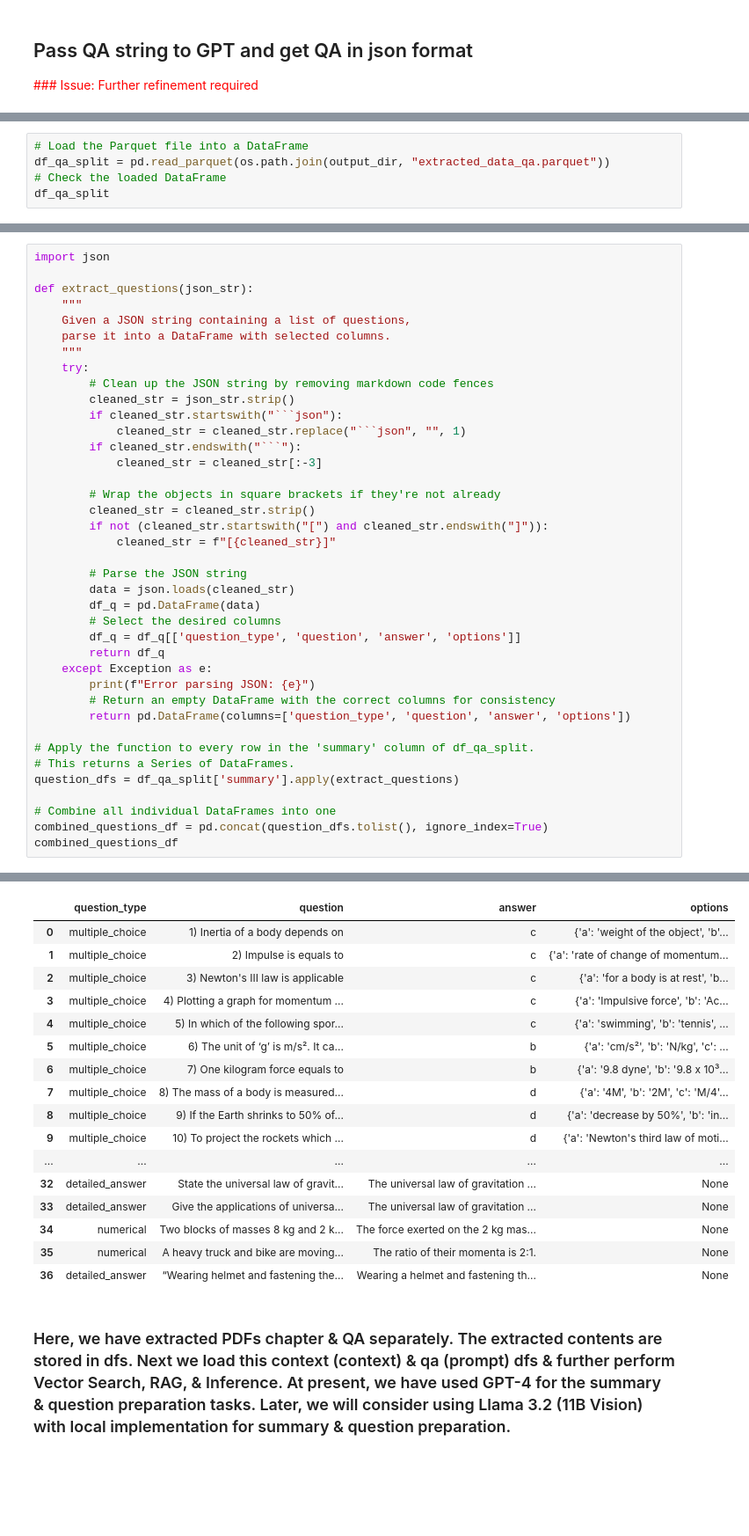
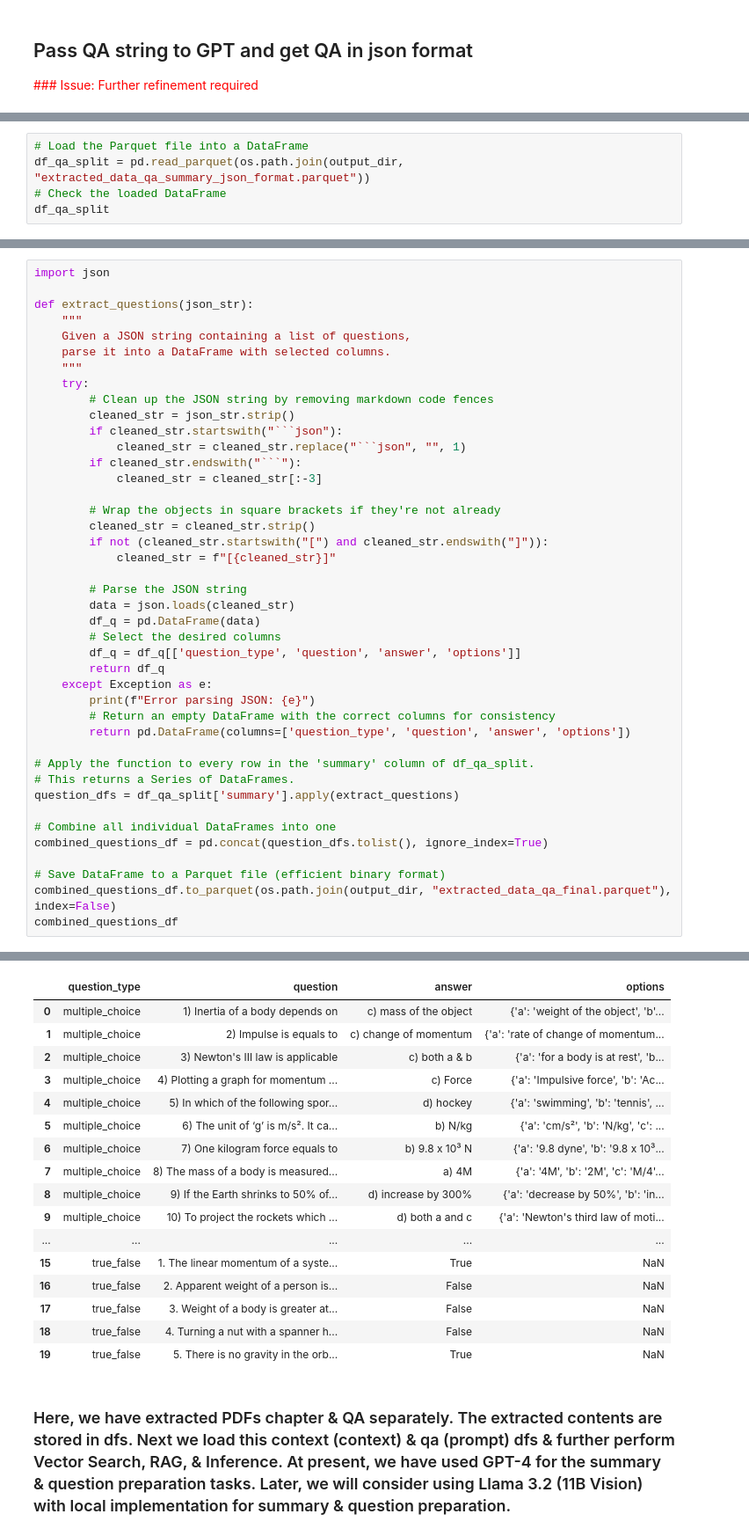
Before and after one commit to svk-123/Multi_Modal_Data_Preprocessing_and_LLM_Inference, a Jupyter notebook: notebook_01a_pdf_extraction_summarization_with_openai.ipynb, the cells around one changed output, grey strips where cells are left out. Shown at 88% size. Drawn from its saved outputs; the diff is of its cells as text; blank space fills up the shorter version.

```diff
--- a/notebook_01a_pdf_extraction_summarization_with_openai.ipynb
+++ b/notebook_01a_pdf_extraction_summarization_with_openai.ipynb
@@ -498,6 +494,6 @@ def summarize_row(row):
 # %%
 # Load the Parquet file into a DataFrame
-df_qa_split = pd.read_parquet(os.path.join(output_dir, "extracted_data_qa.parquet"))
+df_qa_split = pd.read_parquet(os.path.join(output_dir, "extracted_data_qa_summary_json_format.parquet"))
 # Check the loaded DataFrame
 df_qa_split
 # %% [output]
@@ -547,5 +543,8 @@ question_dfs = df_qa_split['summary'].apply(extract_questions)
 
 # Combine all individual DataFrames into one
 combined_questions_df = pd.concat(question_dfs.tolist(), ignore_index=True)
+
+# Save DataFrame to a Parquet file (efficient binary format)
+combined_questions_df.to_parquet(os.path.join(output_dir, "extracted_data_qa_final.parquet"), index=False)
 combined_questions_df
 # %% [output]
@@ -552,24 +553,24 @@ combined_questions_df
 Error parsing JSON: 'NoneType' object has no attribute 'strip'
 Error parsing JSON: 'NoneType' object has no attribute 'strip'
 Error parsing JSON: 'NoneType' object has no attribute 'strip'
 Error parsing JSON: 'NoneType' object has no attribute 'strip'
 |  | question_type | question | answer | options |
-| 0 | multiple_choice | 1) Inertia of a body depends on | c | {'a': 'weight of the object', 'b'... |
-| 1 | multiple_choice | 2) Impulse is equals to | c | {'a': 'rate of change of momentum... |
-| 2 | multiple_choice | 3) Newton's III law is applicable | c | {'a': 'for a body is at rest', 'b... |
-| 3 | multiple_choice | 4) Plotting a graph for momentum ... | c | {'a': 'Impulsive force', 'b': 'Ac... |
-| 4 | multiple_choice | 5) In which of the following spor... | c | {'a': 'swimming', 'b': 'tennis', ... |
-| 5 | multiple_choice | 6) The unit of ‘g’ is m/s². It ca... | b | {'a': 'cm/s²', 'b': 'N/kg', 'c': ... |
-| 6 | multiple_choice | 7) One kilogram force equals to | b | {'a': '9.8 dyne', 'b': '9.8 x 10³... |
-| 7 | multiple_choice | 8) The mass of a body is measured... | d | {'a': '4M', 'b': '2M', 'c': 'M/4'... |
-| 8 | multiple_choice | 9) If the Earth shrinks to 50% of... | d | {'a': 'decrease by 50%', 'b': 'in... |
-| 9 | multiple_choice | 10) To project the rockets which ... | d | {'a': 'Newton's third law of moti... |
+| 0 | multiple_choice | 1) Inertia of a body depends on | c) mass of the object | {'a': 'weight of the object', 'b'... |
+| 1 | multiple_choice | 2) Impulse is equals to | c) change of momentum | {'a': 'rate of change of momentum... |
+| 2 | multiple_choice | 3) Newton's III law is applicable | c) both a & b | {'a': 'for a body is at rest', 'b... |
+| 3 | multiple_choice | 4) Plotting a graph for momentum ... | c) Force | {'a': 'Impulsive force', 'b': 'Ac... |
+| 4 | multiple_choice | 5) In which of the following spor... | d) hockey | {'a': 'swimming', 'b': 'tennis', ... |
+| 5 | multiple_choice | 6) The unit of ‘g’ is m/s². It ca... | b) N/kg | {'a': 'cm/s²', 'b': 'N/kg', 'c': ... |
+| 6 | multiple_choice | 7) One kilogram force equals to | b) 9.8 x 10³ N | {'a': '9.8 dyne', 'b': '9.8 x 10³... |
+| 7 | multiple_choice | 8) The mass of a body is measured... | a) 4M | {'a': '4M', 'b': '2M', 'c': 'M/4'... |
+| 8 | multiple_choice | 9) If the Earth shrinks to 50% of... | d) increase by 300% | {'a': 'decrease by 50%', 'b': 'in... |
+| 9 | multiple_choice | 10) To project the rockets which ... | d) both a and c | {'a': 'Newton's third law of moti... |
 | ... | ... | ... | ... | ... |
-| 32 | detailed_answer | State the universal law of gravit... | The universal law of gravitation ... | None |
-| 33 | detailed_answer | Give the applications of universa... | The universal law of gravitation ... | None |
-| 34 | numerical | Two blocks of masses 8 kg and 2 k... | The force exerted on the 2 kg mas... | None |
-| 35 | numerical | A heavy truck and bike are moving... | The ratio of their momenta is 2:1. | None |
-| 36 | detailed_answer | “Wearing helmet and fastening the... | Wearing a helmet and fastening th... | None |
+| 15 | true_false | 1. The linear momentum of a syste... | True | NaN |
+| 16 | true_false | 2. Apparent weight of a person is... | False | NaN |
+| 17 | true_false | 3. Weight of a body is greater at... | False | NaN |
+| 18 | true_false | 4. Turning a nut with a spanner h... | False | NaN |
+| 19 | true_false | 5. There is no gravity in the orb... | True | NaN |
 # %% [markdown]
 ### Here, we have extracted PDFs chapter & QA separately. The extracted contents are stored in dfs. Next we load this context (context) & qa (prompt) dfs & further perform Vector Search, RAG, & Inference. At present, we have used GPT-4 for the summary & question preparation tasks. Later, we will consider using Llama 3.2 (11B Vision) with local implementation for summary & question preparation.
 # %% [markdown]
```
Also changed, not shown: parts of 6 cells of this notebook, 9 other files.
